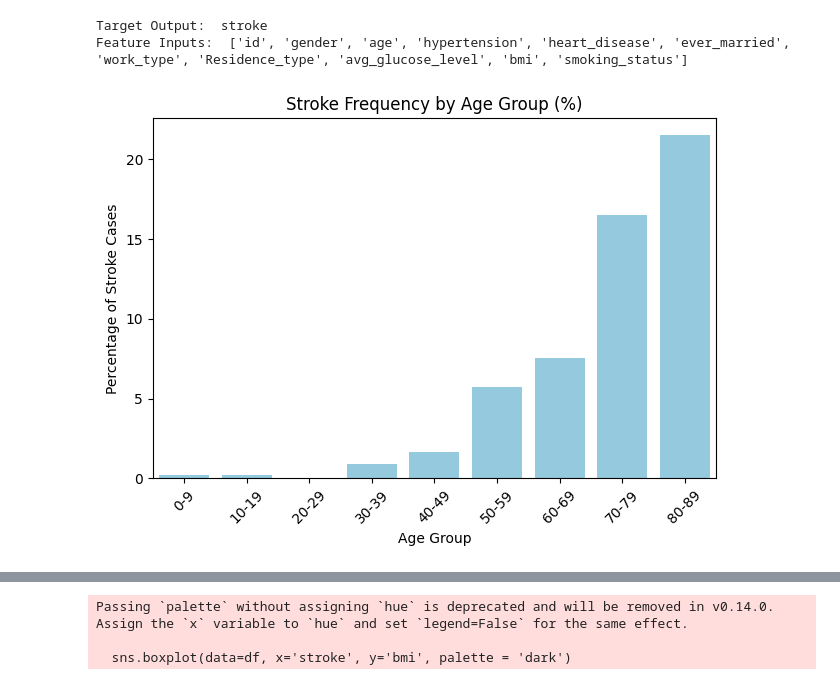
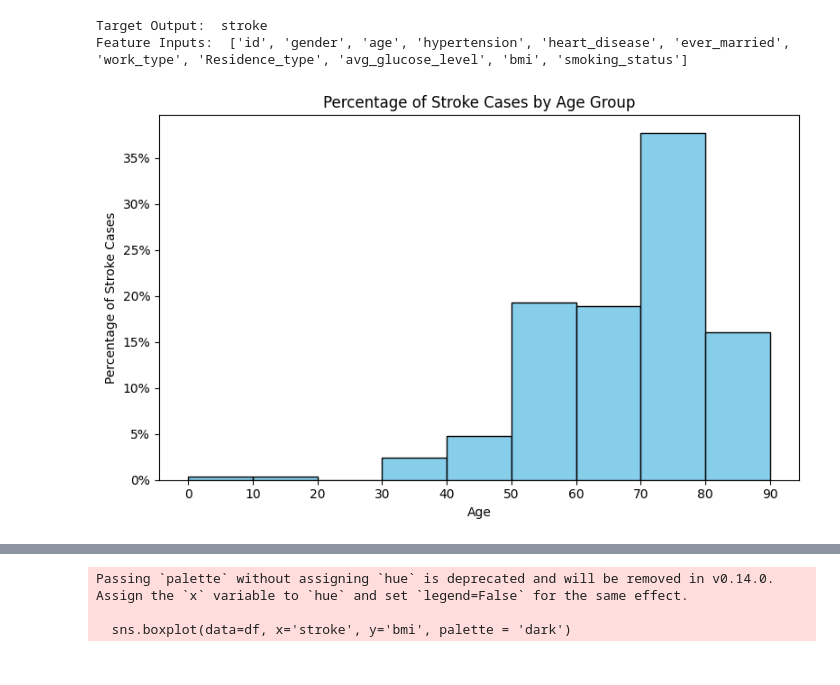
Before and after one commit to nick01as/AI-ML-starter-kit, a Jupyter notebook: eda.ipynb, the cells around one changed output, grey strips where cells are left out. Drawn from its saved outputs; the diff is of its cells as text; code cells hidden in the pictures.

```diff
--- a/eda.ipynb
+++ b/eda.ipynb
@@ -44,27 +44,29 @@ print("Feature Inputs: ", independent_vars)
 # %% [output]
 Target Output:  stroke
 Feature Inputs:  ['id', 'gender', 'age', 'hypertension', 'heart_disease', 'ever_married', 'work_type', 'Residence_type', 'avg_glucose_level', 'bmi', 'smoking_status']
-# %%
-# Age v. Frequency Of Strokes
-
-# Create age bins (0–10, 10–20, ..., 80–90)
-bins = range(0, 91, 10)
-labels = [f'{i}-{i+9}' for i in bins[:-1]]
-df['age_group'] = pd.cut(df['age'], bins=bins, labels=labels, right=False)
-
-# Group by age_group and calculate stroke % per group
-stroke_rates = df.groupby('age_group')['stroke'].mean().reset_index()
-stroke_rates['stroke_percent'] = stroke_rates['stroke'] * 100
-
-# Plot as bar chart
-sns.barplot(data=stroke_rates, x='age_group', y='stroke_percent', color='skyblue')
-plt.title('Stroke Frequency by Age Group (%)')
-plt.xlabel('Age Group')
-plt.ylabel('Percentage of Stroke Cases')
-plt.xticks(rotation=45)
-plt.tight_layout()
-plt.show()
-# %% [output]
-[figure, removed]
+# %%
+# Age v. Frequency Of Strokes
+
+stroke_df = df[df['stroke'] == 1]
+
+plt.figure(figsize=(8, 5))
+
+weights = [1 / len(stroke_df)] * len(stroke_df)
+
+plt.hist(stroke_df['age'], bins=range(0, 91, 10), weights=weights,
+         edgecolor='black', color='skyblue')
+
+plt.title('Percentage of Stroke Cases by Age Group')
+plt.xlabel('Age')
+plt.ylabel('Percentage of Stroke Cases')
+plt.xticks(range(0, 91, 10))
+
+
+plt.gca().set_yticklabels([f'{int(x * 100)}%' for x in plt.gca().get_yticks()])
+
+plt.tight_layout()
+plt.show()
+# %% [output]
+[figure, added]
 # %%
 # Gender v. Frequency Of Strokes (Bar Graph)
```
Also changed, not shown: parts of 3 cells of this notebook.
